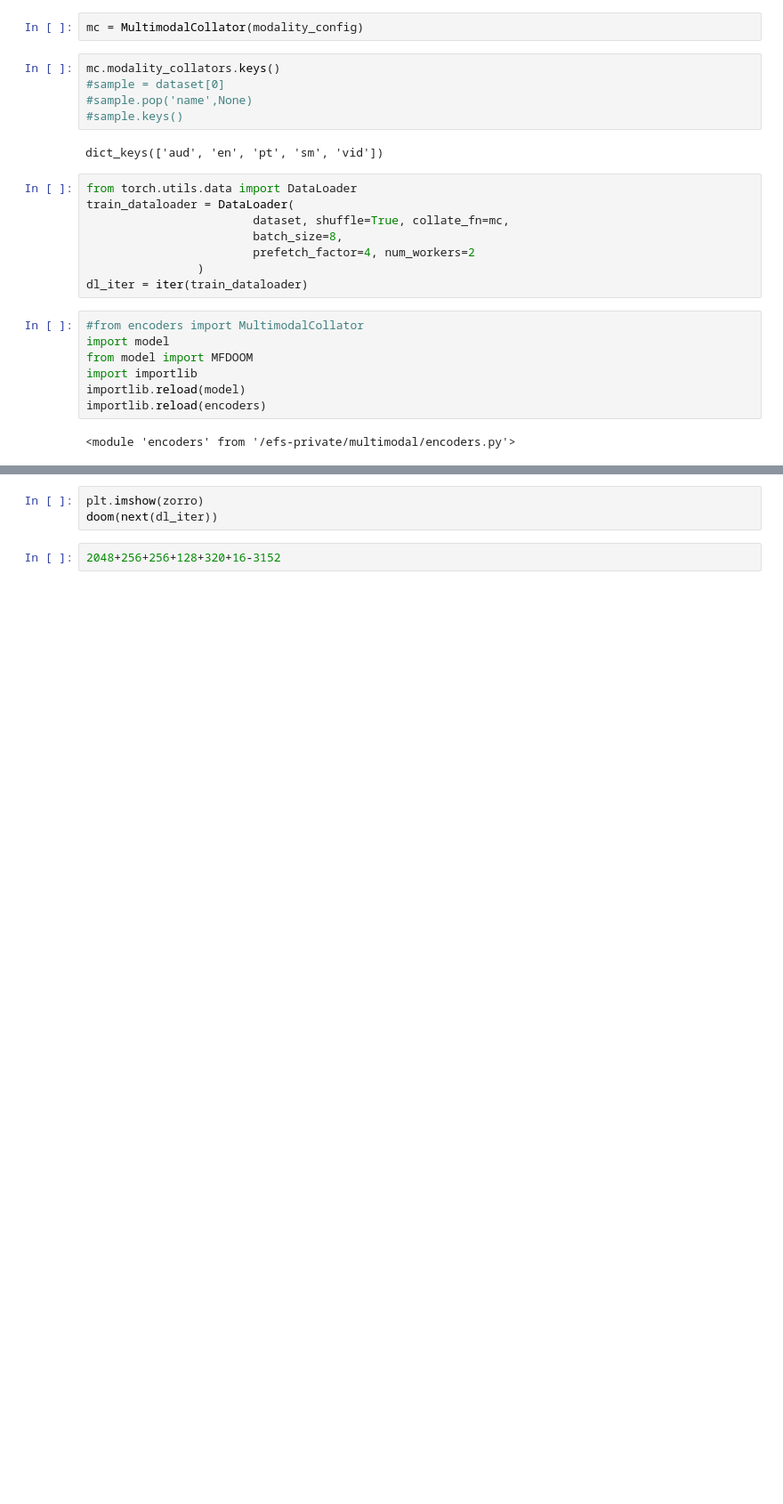
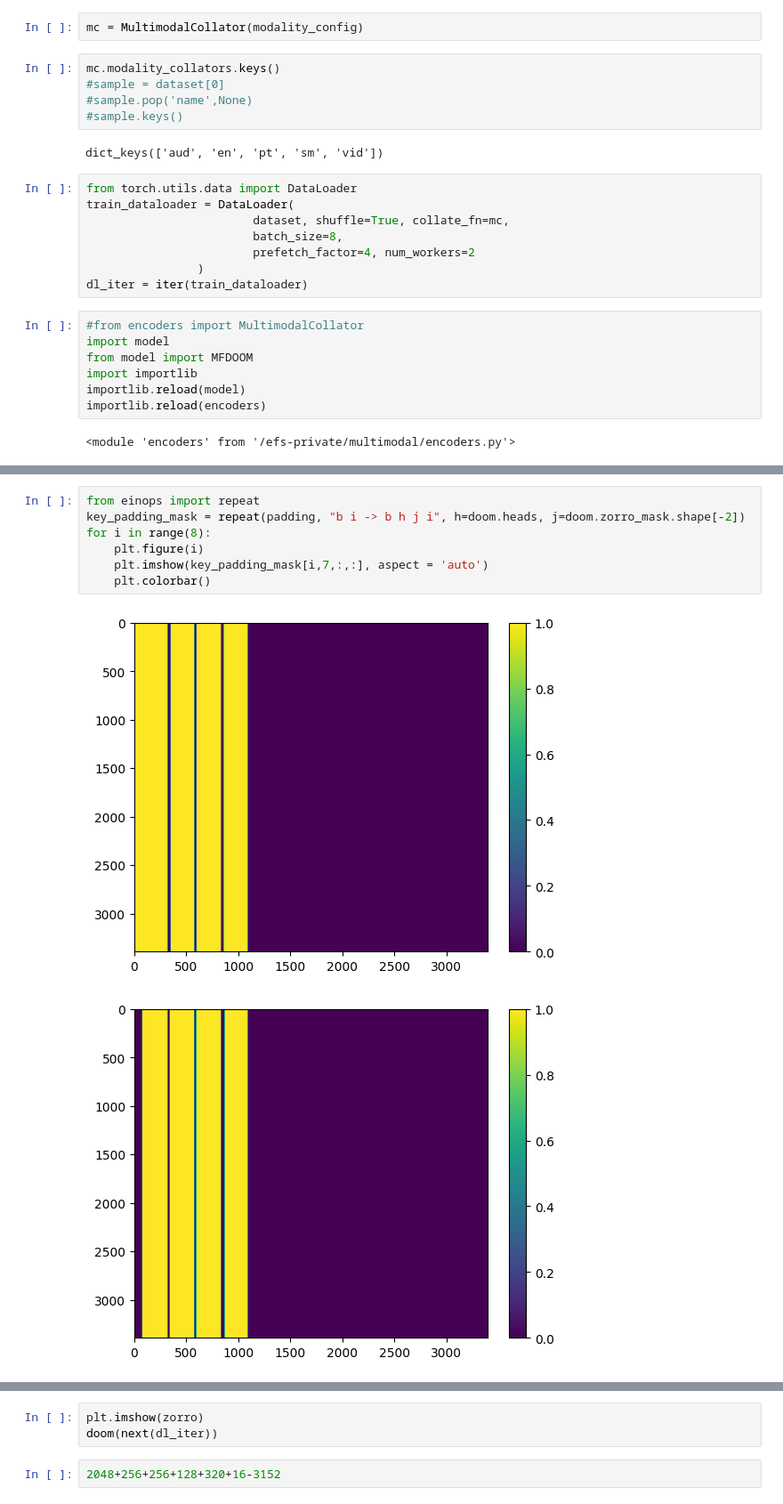
Before and after one commit to josiahbjorgaard/mca-paper, a Jupyter notebook: Notebooks/MultimodalDataloaderDev.ipynb, the cells around one changed output, grey strips where cells are left out. Shown at 89% size. Saved outputs shown, nothing was run; the diff lists cells and outputs as text; blank space fills up the shorter version.

```diff
--- a/Notebooks/MultimodalDataloaderDev.ipynb
+++ b/Notebooks/MultimodalDataloaderDev.ipynb
@@ -218,0 +174,10 @@ for i in range(8):
+# %%
+from einops import repeat
+key_padding_mask = repeat(padding, "b i -> b h j i", h=doom.heads, j=doom.zorro_mask.shape[-2])
+for i in range(8):
+    plt.figure(i)
+    plt.imshow(key_padding_mask[i,7,:,:], aspect = 'auto')
+    plt.colorbar()
+# %% [output]
+[figure, added]
+[figure, added]
```
Also changed, not shown: parts of 30 cells of this notebook, 3 other files.
